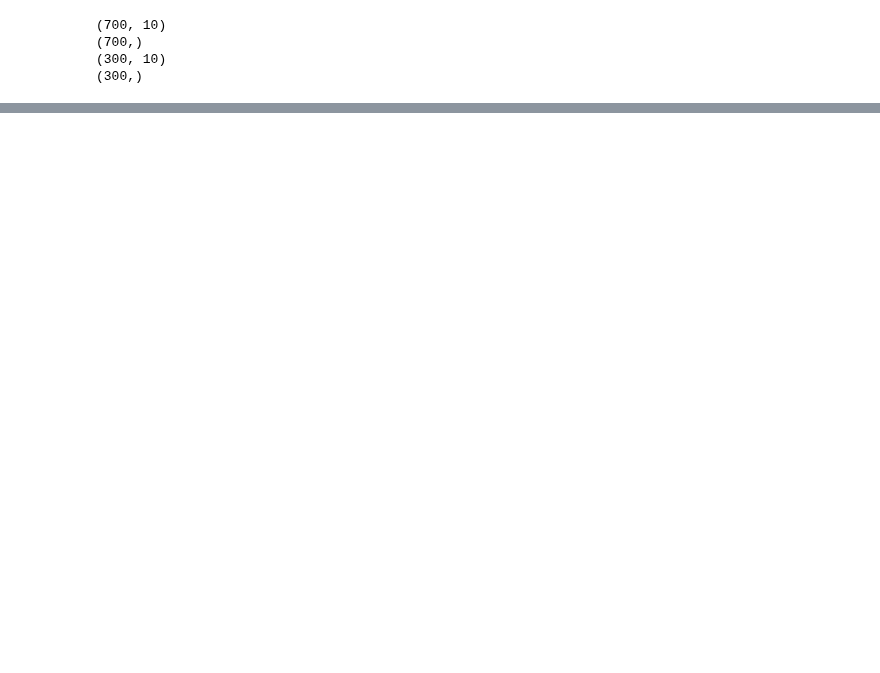
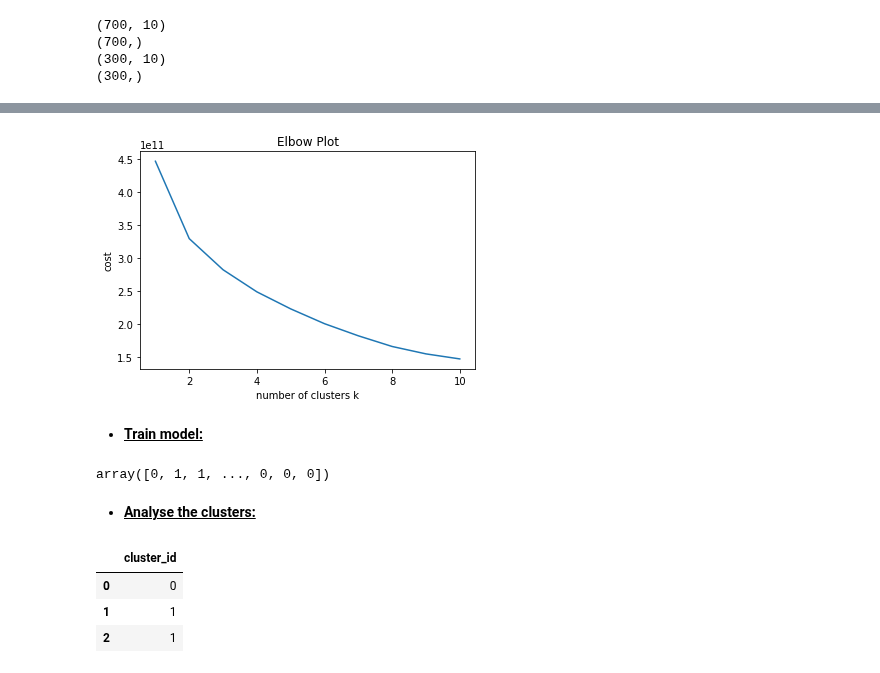
Before and after one commit to eugene-petrash/knn_classification_regression_and_k_means_clustering, a Jupyter notebook: model.ipynb, the cells around one changed output, grey strips where cells are left out. Drawn from its saved outputs; the diff is of its cells as text; code cells hidden in the pictures; blank space fills up the shorter version.

Commit message:
K- Means Clustering

```diff
--- a/model.ipynb
+++ b/model.ipynb
@@ -217,0 +293,2 @@ mean_absolute_error(y_test, predictions)
+# %%
+credit_analysis_data = credit_analysis_data.dropna()
@@ -217,0 +351,2 @@ mean_absolute_error(y_test, predictions)
+# %%
+credit_analysis_data['CUST_ID'] = credit_analysis_data['CUST_ID'].str.replace("C", "")
@@ -217,0 +362,3 @@ mean_absolute_error(y_test, predictions)
+# %%
+credit_analysis_data['CUST_ID'] = pd.to_numeric(credit_analysis_data['CUST_ID'])
+credit_analysis_data.dtypes
@@ -217,0 +387,19 @@ mean_absolute_error(y_test, predictions)
+# %%
+## we are applying K-means and trying to find the cost
+## (intra cluster distance, sum of distance of point to the center of its respective cluster)
+cost = []
+n_cluster = []
+for k in range (1, 11):
+    # Create a k-means model on our data, using k clusters.  random_state helps ensure that the algorithm returns the same results each time.
+    kmeans_model = KMeans(n_clusters=k, random_state=1)
+    kmeans_model.fit(credit_analysis_data)
+
+    # These are our fitted labels for clusters -- the first cluster has label 0, the second has label 1, etc.
+
+    labels = kmeans_model.labels_
+
+    # Sum of distances of samples to their closest cluster center
+    interia = kmeans_model.inertia_
+    print("k:",k, " cost:", interia)
+    cost.append(interia)
+    n_cluster.append(k)
@@ -217,0 +417,22 @@ mean_absolute_error(y_test, predictions)
+# %%
+import matplotlib.pyplot as plt
+%matplotlib inline
+
+
+# plotting the points
+plt.plot(n_cluster, cost)
+
+# naming the x axis
+plt.xlabel('number of clusters k')
+# naming the y axis
+plt.ylabel('cost')
+
+# giving a title to my graph
+plt.title('Elbow Plot')
+
+# function to show the plot
+plt.show()
+# %% [output]
+[figure, added]
+# %% [markdown]
+* **<ins>Train model:<ins>**
@@ -217,0 +444,6 @@ mean_absolute_error(y_test, predictions)
+# %%
+labels
+# %% [output]
+array([0, 1, 1, ..., 0, 0, 0])
+# %% [markdown]
+* **<ins>Analyse the clusters:<ins>**
@@ -217,0 +452,8 @@ mean_absolute_error(y_test, predictions)
+# %%
+labels_df.columns = ['cluster_id']
+labels_df.head(3)
+# %% [output]
+|  | cluster_id |
+| 0 | 0 |
+| 1 | 1 |
+| 2 | 1 |
```
Also changed, not shown: parts of 43 cells of this notebook, 1 other file.
